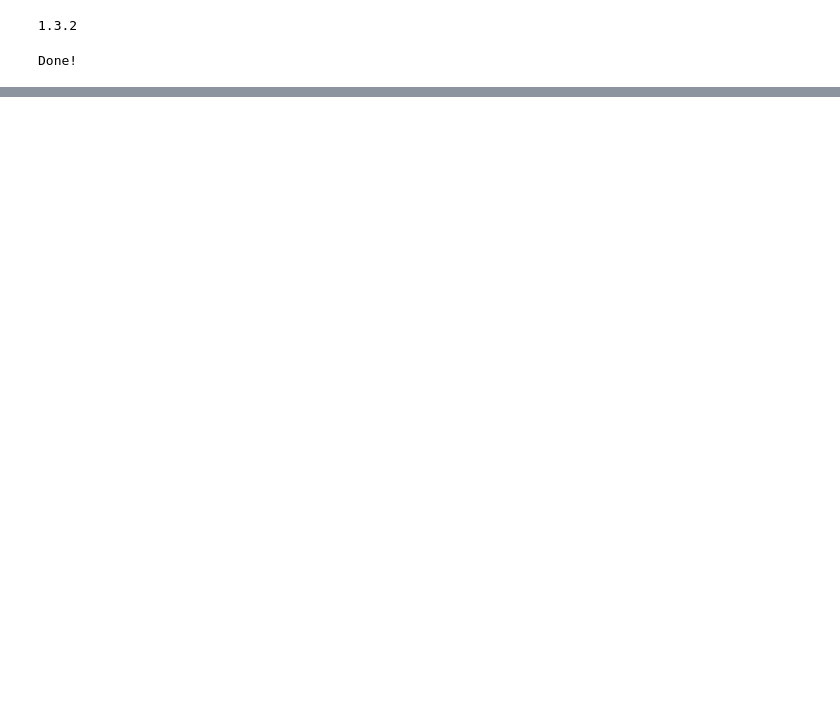
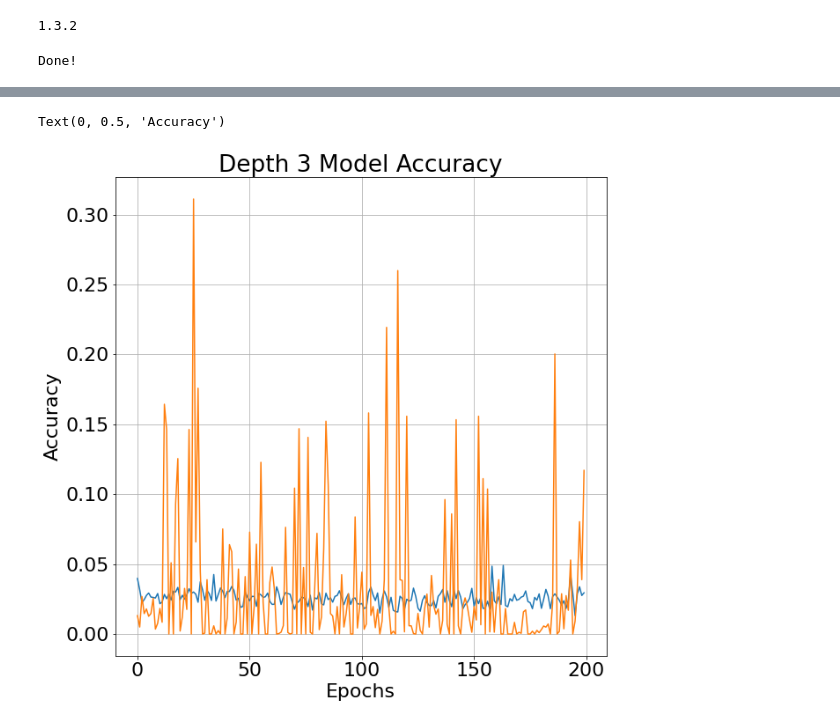
Before and after one commit to xphileprof/QIS, a Jupyter notebook: brett.martin/Neural Network/ErrorCorrectionModels.ipynb, the cells around one changed output, grey strips where cells are left out. Drawn from its saved outputs; the diff is of its cells as text; code cells hidden in the pictures; blank space fills up the shorter version.

```diff
--- a/brett.martin/Neural Network/ErrorCorrectionModels.ipynb
+++ b/brett.martin/Neural Network/ErrorCorrectionModels.ipynb
@@ -1005,13 +1097,16 @@ plt.ylabel('Loss (MSE)')"""
 # %%
-"""
+
 # Make a quick epoch vs. accuracy plot
 plt.figure(figsize=(10,10))
 plt.grid()
 plt.plot(history.history['accuracy'])
 plt.plot(history.history['val_accuracy'])
 plt.title('Depth 3 Model Accuracy')
 plt.xlabel('Epochs')
-plt.ylabel('Accuracy')"""
+plt.ylabel('Accuracy')
+# %% [output]
+Text(0, 0.5, 'Accuracy')
+[figure, added]
 # %%
 """
 start = time.time()
```
Also changed, not shown: parts of 5 cells of this notebook, 1 other file.
